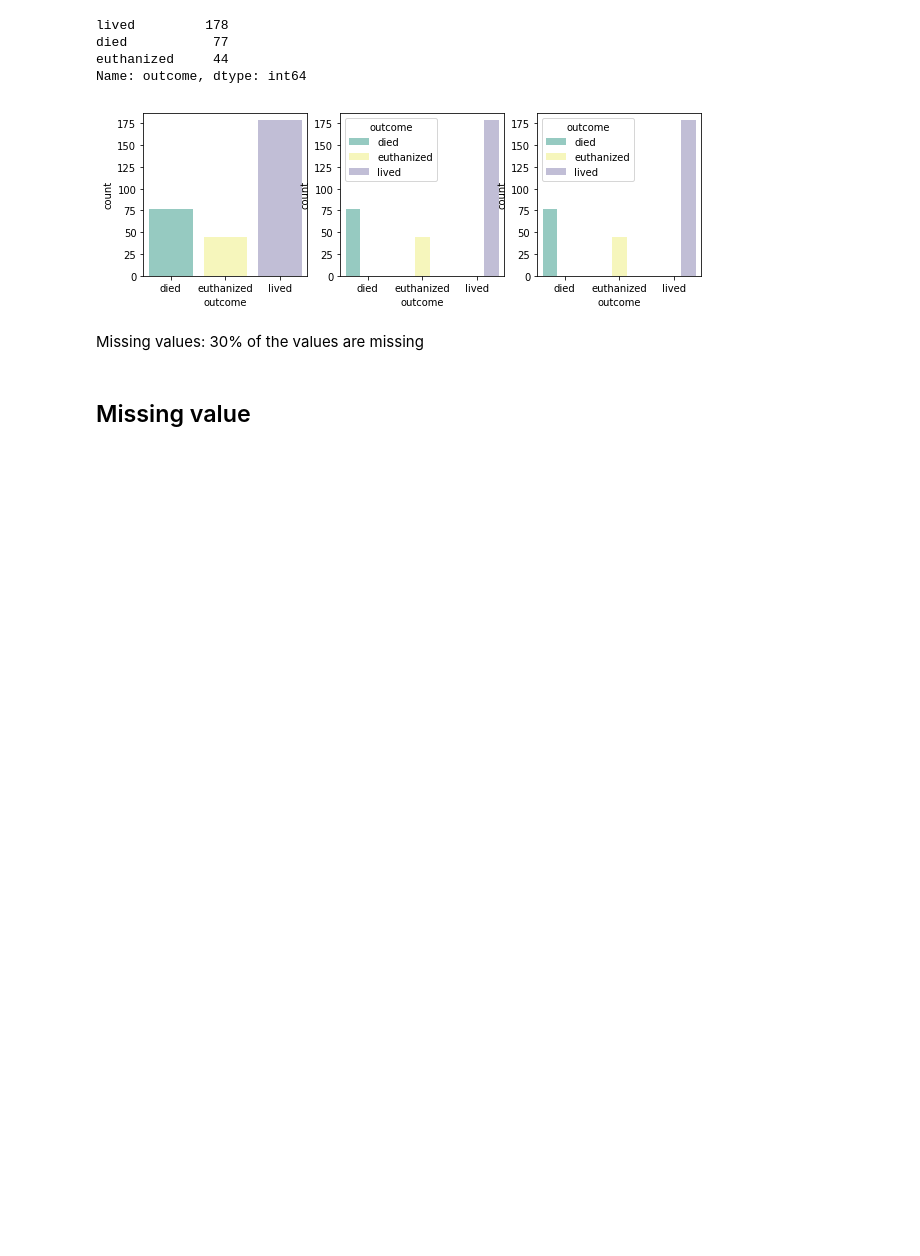
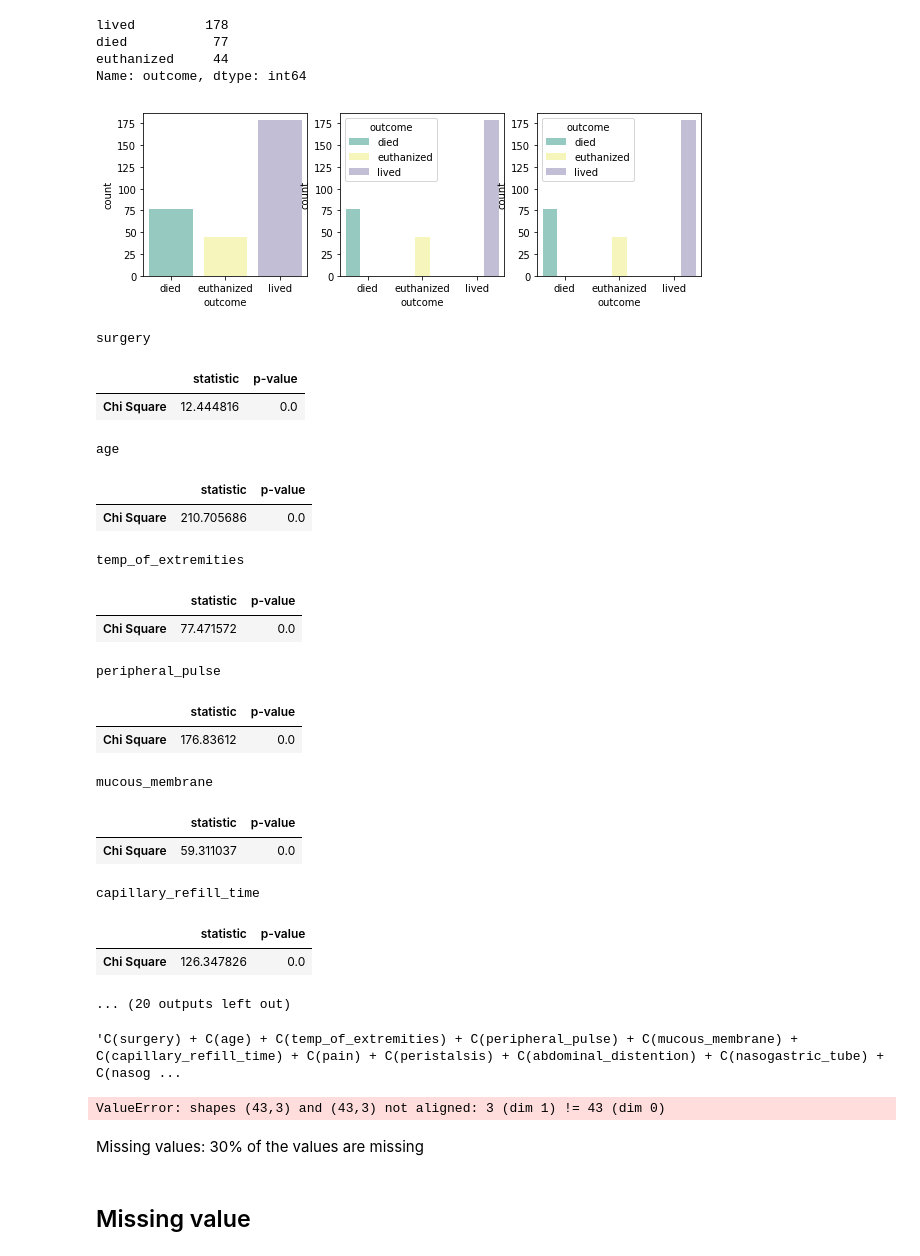
Before and after one commit to sooooner/horse_colic, a Jupyter notebook: horse-colic.ipynb, the cells around one changed output. Saved outputs shown, nothing was run; the diff lists cells and outputs as text; code cells hidden in the pictures; blank space fills up the shorter version.

```diff
--- a/horse-colic.ipynb
+++ b/horse-colic.ipynb
@@ -543,0 +600,37 @@ cat_plot("outcome")
+# %%
+cate = ['surgery', 'age', 'temp_of_extremities', 'peripheral_pulse', 'mucous_membrane', 'capillary_refill_time',
+       'pain', 'peristalsis', 'abdominal_distention', 'nasogastric_tube', 'nasogastric_reflux',
+       'rectal_exam_feces', 'abdomen', 'abdomo_appearance', 'surgical_lesion', 'cp_data']
+# %%
+for cat in cate:
+    statistic, p = chisquare(df[cat].apply(str).value_counts())
+    chisq = {"statistic" : statistic, "p-value" : p.round(2)}
+    print(cat)
+    display(pd.DataFrame(index=["Chi Square"], data=chisq)[["statistic","p-value"]])
+# %% [output]
+surgery
+|  | statistic | p-value |
+| Chi Square | 12.444816 | 0.0 |
+age
+|  | statistic | p-value |
+| Chi Square | 210.705686 | 0.0 |
+temp_of_extremities
+|  | statistic | p-value |
+| Chi Square | 77.471572 | 0.0 |
+peripheral_pulse
+|  | statistic | p-value |
+| Chi Square | 176.83612 | 0.0 |
+mucous_membrane
+|  | statistic | p-value |
+| Chi Square | 59.311037 | 0.0 |
+capillary_refill_time
+|  | statistic | p-value |
+| Chi Square | 126.347826 | 0.0 |
+... (20 outputs left out)
+# %%
+aaa = ''
+for cat in cate:
+    aaa = aaa+ "C(" + cat + ") + "
+aaa
+# %% [output]
+'C(surgery) + C(age) + C(temp_of_extremities) + C(peripheral_pulse) + C(mucous_membrane) + C(capillary_refill_time) + C(pain) + C(peristalsis) + C(abdominal_distention) + C(nasogastric_tube) + C(nasog ...
@@ -544,3 +639,9 @@ cat_plot("outcome")
+# %%
+model = sm.OLS.from_formula(cate_str+'-1', data=df)
+result = model.fit()
+sm.stats.anova_lm(result, typ=2)
+# %% [output]
+ValueError: shapes (43,3) and (43,3) not aligned: 3 (dim 1) != 43 (dim 0)
 # %% [markdown]
 Missing values: 30% of the values are missing
 # %% [markdown]
```
Also changed, not shown: parts of 34 cells of this notebook, 1 other file.
